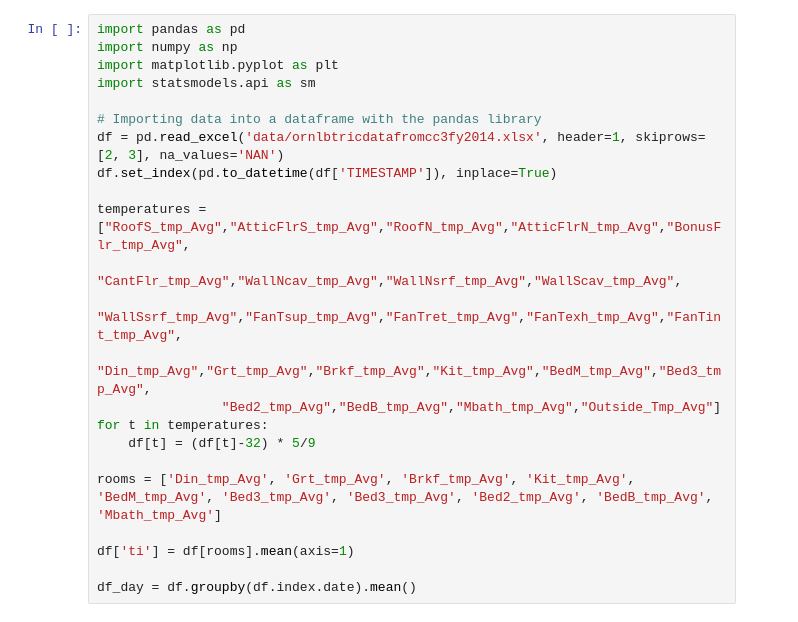
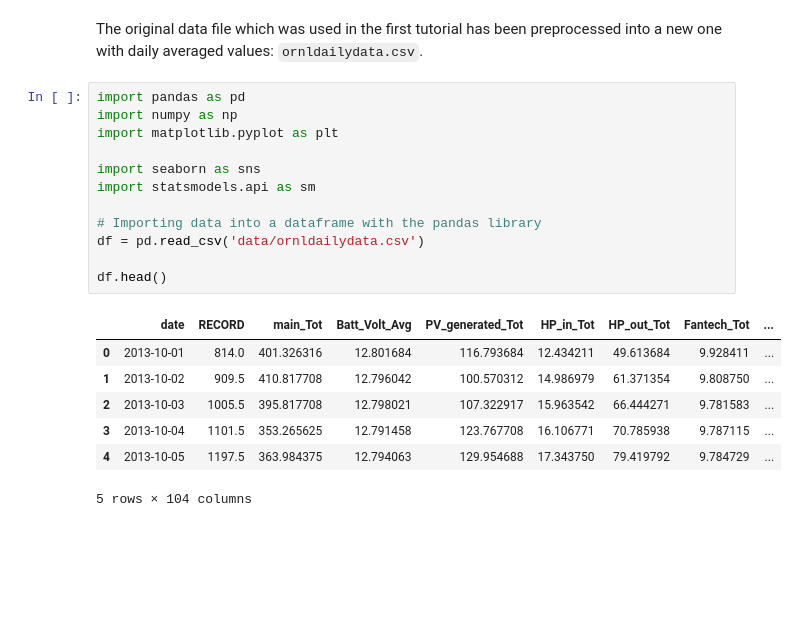
Before and after one commit to srouchier/buildingenergytutorials, a Jupyter notebook: data analysis/Tutorial 2 - linear regression.ipynb, the cells around one changed output. Saved outputs shown, nothing was run; the diff lists cells and outputs as text; blank space fills up the shorter version.

Commit message:
tutorial 2

```diff
--- a/data analysis/Tutorial 2 - linear regression.ipynb
+++ b/data analysis/Tutorial 2 - linear regression.ipynb
@@ -11,23 +19,22 @@ Start by running this block to load the data and save it in a daily average set.
+# %% [markdown]
+The original data file which was used in the first tutorial has been preprocessed into a new one with daily averaged values: `ornldailydata.csv`.
 # %%
 import pandas as pd
 import numpy as np
 import matplotlib.pyplot as plt
+
+import seaborn as sns
 import statsmodels.api as sm
 
 # Importing data into a dataframe with the pandas library
-df = pd.read_excel('data/ornlbtricdatafromcc3fy2014.xlsx', header=1, skiprows=[2, 3], na_values='NAN')
-df.set_index(pd.to_datetime(df['TIMESTAMP']), inplace=True)
+df = pd.read_csv('data/ornldailydata.csv')
 
-temperatures = ["RoofS_tmp_Avg","AtticFlrS_tmp_Avg","RoofN_tmp_Avg","AtticFlrN_tmp_Avg","BonusFlr_tmp_Avg",
-                "CantFlr_tmp_Avg","WallNcav_tmp_Avg","WallNsrf_tmp_Avg","WallScav_tmp_Avg",
-                "WallSsrf_tmp_Avg","FanTsup_tmp_Avg","FanTret_tmp_Avg","FanTexh_tmp_Avg","FanTint_tmp_Avg",
-                "Din_tmp_Avg","Grt_tmp_Avg","Brkf_tmp_Avg","Kit_tmp_Avg","BedM_tmp_Avg","Bed3_tmp_Avg",
-                "Bed2_tmp_Avg","BedB_tmp_Avg","Mbath_tmp_Avg","Outside_Tmp_Avg"]
-for t in temperatures:
-    df[t] = (df[t]-32) * 5/9
-
-rooms = ['Din_tmp_Avg', 'Grt_tmp_Avg', 'Brkf_tmp_Avg', 'Kit_tmp_Avg', 'BedM_tmp_Avg', 'Bed3_tmp_Avg', 'Bed3_tmp_Avg', 'Bed2_tmp_Avg', 'BedB_tmp_Avg', 'Mbath_tmp_Avg']
-
-df['ti'] = df[rooms].mean(axis=1)
-
-df_day = df.groupby(df.index.date).mean()
+df.head()
+# %% [output]
+|  | date | RECORD | main_Tot | Batt_Volt_Avg | PV_generated_Tot | HP_in_Tot | HP_out_Tot | Fantech_Tot | ... |
+| 0 | 2013-10-01 | 814.0 | 401.326316 | 12.801684 | 116.793684 | 12.434211 | 49.613684 | 9.928411 | ... |
+| 1 | 2013-10-02 | 909.5 | 410.817708 | 12.796042 | 100.570312 | 14.986979 | 61.371354 | 9.808750 | ... |
+| 2 | 2013-10-03 | 1005.5 | 395.817708 | 12.798021 | 107.322917 | 15.963542 | 66.444271 | 9.781583 | ... |
+| 3 | 2013-10-04 | 1101.5 | 353.265625 | 12.791458 | 123.767708 | 16.106771 | 70.785938 | 9.787115 | ... |
+| 4 | 2013-10-05 | 1197.5 | 363.984375 | 12.794063 | 129.954688 | 17.343750 | 79.419792 | 9.784729 | ... |
+5 rows × 104 columns
```
Also changed, not shown: parts of 16 cells of this notebook, 8 other files.
